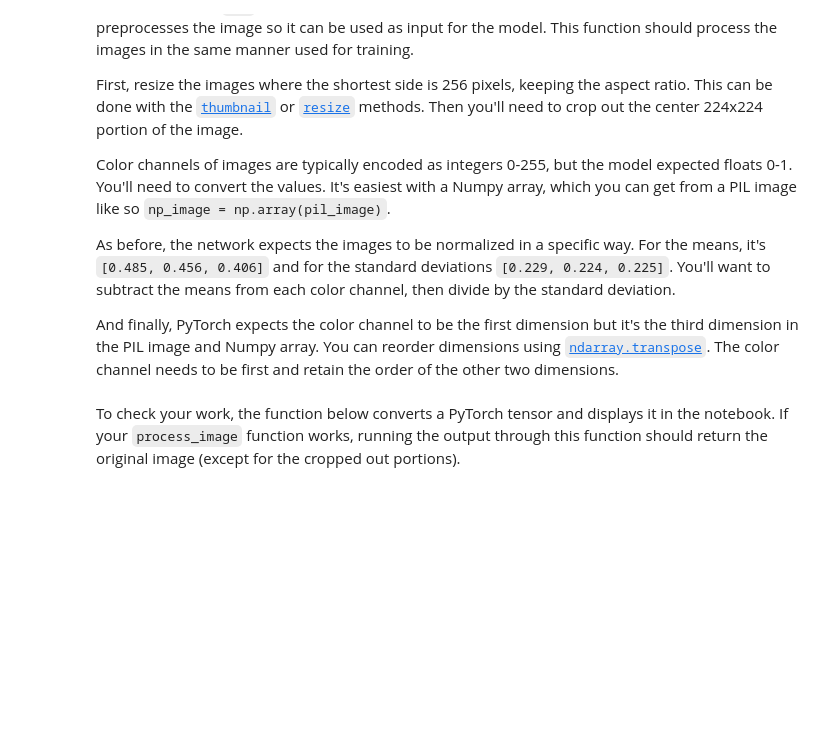
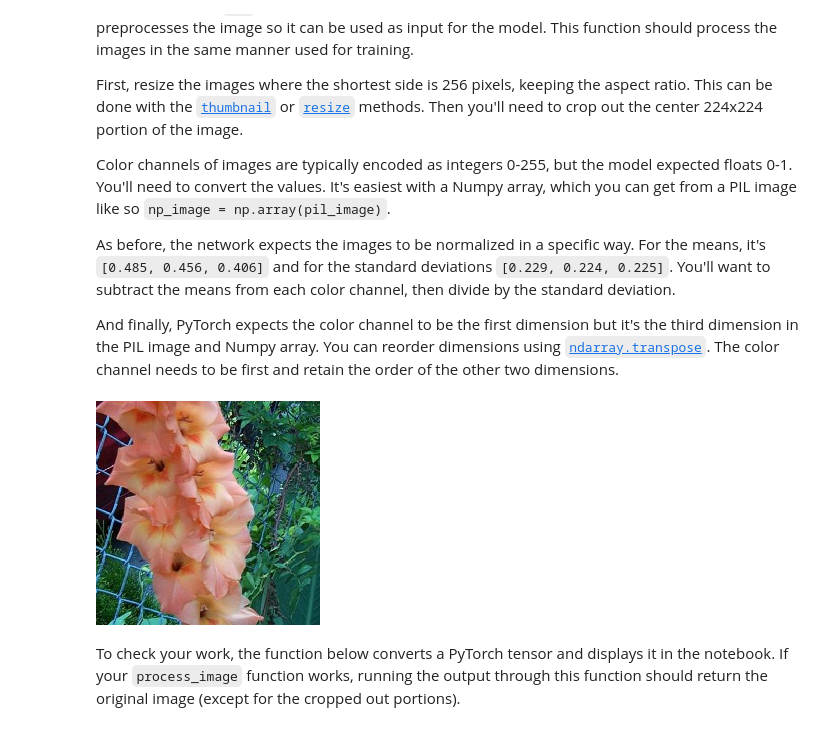
Before and after one commit to jeff-daniels/Udacity-Machine-Learning-Introduction-Nanodegree, a Jupyter notebook: Project 2: Image Classifier/Image Classifier Project.ipynb, the cells around one changed output. Drawn from its saved outputs; the diff is of its cells as text; code cells hidden in the pictures; blank space fills up the shorter version.

Commit message:
define process_image

```diff
--- a/Project 2: Image Classifier/Image Classifier Project.ipynb
+++ b/Project 2: Image Classifier/Image Classifier Project.ipynb
@@ -189,0 +178,4 @@ def process_image(image):
+# %%
+display(im)
+# %% [output]
+[figure, added]
```
Also changed, not shown: parts of 8 cells of this notebook.
